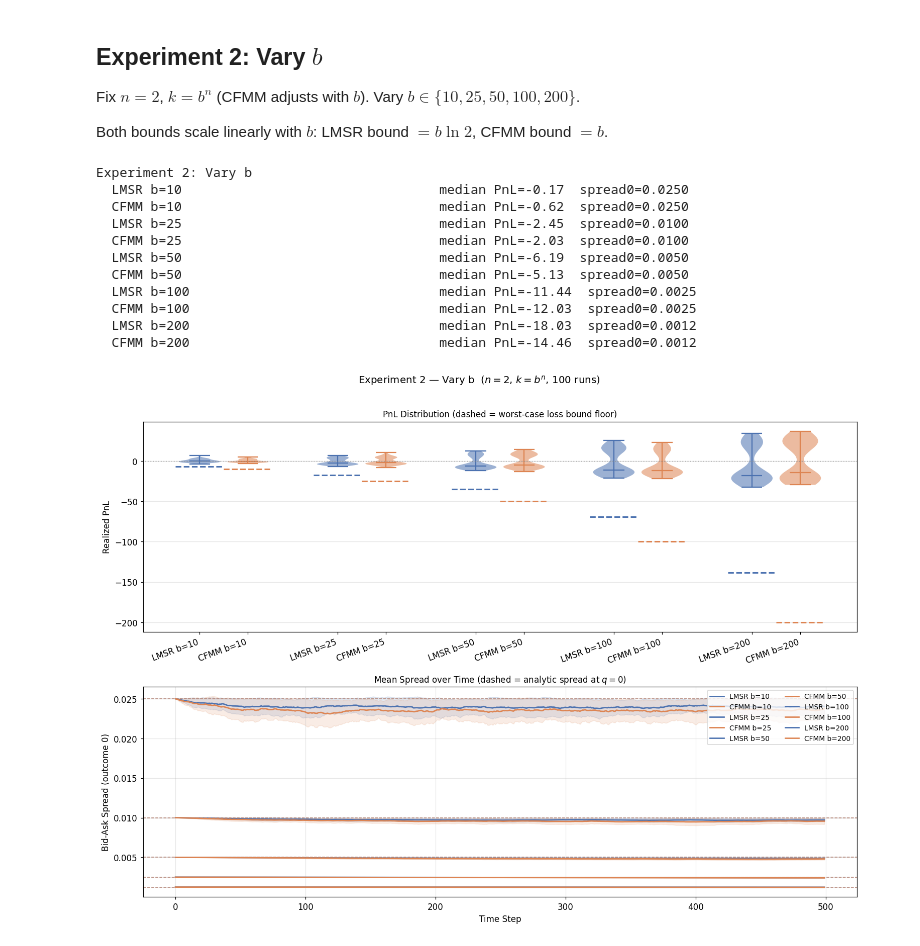
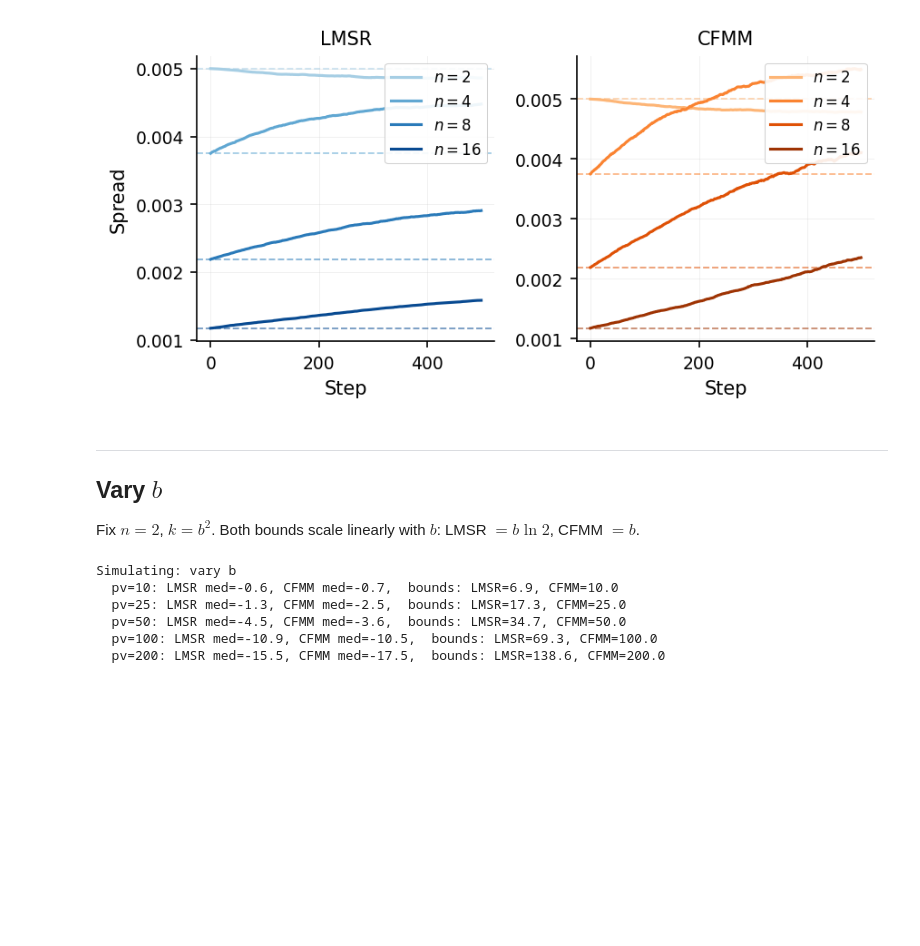
Before and after one commit to abil-nrg/automated-market-maker-comparison-study, a Jupyter notebook: ParameterStudy.ipynb, the cells around one changed output. Cells and saved outputs as stored; diff of their text form; code cells hidden in the pictures; blank space fills up the shorter version.

```diff
--- a/ParameterStudy.ipynb
+++ b/ParameterStudy.ipynb
@@ -178,50 +196,32 @@ Experiment 1: Vary n
+# %%
+plot_spread_paired(
+    data1, N_VALS,
+    param_label='n', tick_vals=N_VALS,
+    save_name='spread_vary_n',
+)
+# %% [output]
+[figure, added]
 # %% [markdown]
-## Experiment 2: Vary $b$
+---
+## Vary $b$
 
-Fix $n=2$, $k=b^n$ (CFMM adjusts with $b$). Vary $b \in \{10, 25, 50, 100, 200\}$.
-
-Both bounds scale linearly with $b$: LMSR bound $= b\ln 2$, CFMM bound $= b$.
+Fix $n=2$, $k=b^2$. Both bounds scale linearly with $b$: LMSR $= b\ln 2$, CFMM $= b$.
-# %%
-N2 = 2
-B_VALS = [10, 25, 50, 100, 200]
-
-print('Experiment 2: Vary b')
-configs2 = []
-for b in B_VALS:
-    k = b ** N2
-    configs2.append(dict(
-        amm_cls=LMSR, amm_kw={'b': b}, n=N2,
-        label=f'LMSR b={b}', color=COLOR_LMSR,
-        pnl_floor=b * np.log(N2)
-    ))
-    configs2.append(dict(
-        amm_cls=CFMM, amm_kw={'k_constant': k}, n=N2,
-        label=f'CFMM b={b}', color=COLOR_CFMM,
-        pnl_floor=float(b)
-    ))
-
-raw2 = run_configs(configs2)
-
-results2 = []
-x = 0
-for b in B_VALS:
-    results2.append((f'LMSR b={b}', raw2[f'LMSR b={b}'], x))
-    results2.append((f'CFMM b={b}', raw2[f'CFMM b={b}'], x + 0.7))
-    x += 2.0
-
-plot_experiment(results2,
-                f'Experiment 2 — Vary b  ($n={N2}$, $k=b^n$, {N_RUNS} runs)',
-                'fig_study_vary_b.png')
-# %% [output]
-Experiment 2: Vary b
-  LMSR b=10                                 median PnL=-0.17  spread0=0.0250
-  CFMM b=10                                 median PnL=-0.62  spread0=0.0250
-  LMSR b=25                                 median PnL=-2.45  spread0=0.0100
-  CFMM b=25                                 median PnL=-2.03  spread0=0.0100
-  LMSR b=50                                 median PnL=-6.19  spread0=0.0050
-  CFMM b=50                                 median PnL=-5.13  spread0=0.0050
-  LMSR b=100                                median PnL=-11.44  spread0=0.0025
-  CFMM b=100                                median PnL=-12.03  spread0=0.0025
-  LMSR b=200                                median PnL=-18.03  spread0=0.0012
-  CFMM b=200                                median PnL=-14.46  spread0=0.0012
-[figure, removed]
+# %%
+B_VALS = [10, 25, 50, 100, 200]
+N2 = 2
+print('Simulating: vary b')
+data2 = run_experiment(
+    B_VALS,
+    make_lmsr  = lambda b: LMSR(N2, b=b),
+    make_cfmm  = lambda b: CFMM(N2, k_constant=b**N2),
+    n_fn       = lambda b: N2,
+    lmsr_bound = lambda b: b * np.log(N2),
+    cfmm_bound = lambda b: float(b),
+)
+# %% [output]
+Simulating: vary b
+  pv=10: LMSR med=-0.6, CFMM med=-0.7,  bounds: LMSR=6.9, CFMM=10.0
+  pv=25: LMSR med=-1.3, CFMM med=-2.5,  bounds: LMSR=17.3, CFMM=25.0
+  pv=50: LMSR med=-4.5, CFMM med=-3.6,  bounds: LMSR=34.7, CFMM=50.0
+  pv=100: LMSR med=-10.9, CFMM med=-10.5,  bounds: LMSR=69.3, CFMM=100.0
+  pv=200: LMSR med=-15.5, CFMM med=-17.5,  bounds: LMSR=138.6, CFMM=200.0
```
Also changed, not shown: parts of 14 cells of this notebook, 6 other files.
